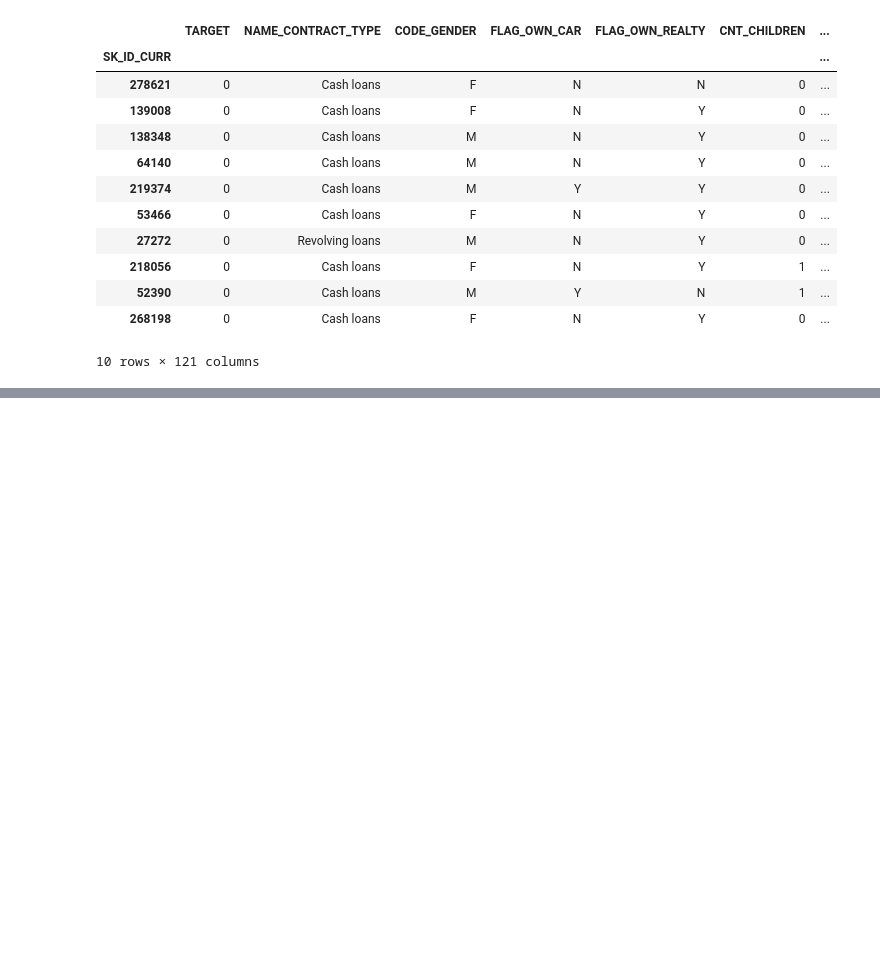
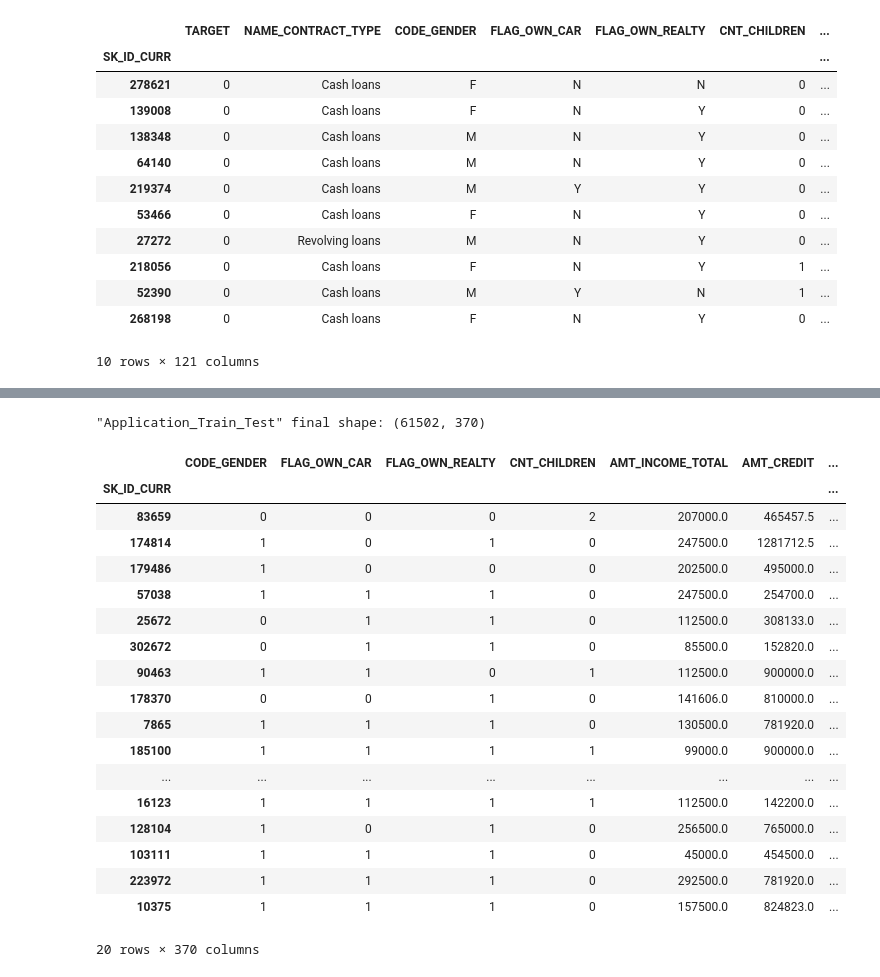
Before and after one commit to ngocngx/home-credit-default-risk, a Jupyter notebook: app_train.ipynb, the cells around one changed output, grey strips where cells are left out. Saved outputs shown, nothing was run; the diff lists cells and outputs as text; code cells hidden in the pictures; blank space fills up the shorter version.

```diff
--- a/app_train.ipynb
+++ b/app_train.ipynb
@@ -144,0 +163,9 @@ app_train.head(10)
+# %%
+# idenitfy col with missing values
+missing_value_cols = app_train.columns[app_train.isnull().sum() > 0].tolist()
+
+indicator = MissingIndicator()
+mask_missing_values_only = indicator.fit_transform(app_train[missing_value_cols])
+new_cols = [c+'_missing_flag' for c in missing_value_cols]
+mask_missing_values_only = pd.DataFrame(mask_missing_values_only, columns=new_cols, index=app_train.index)
+mask_missing_values_only.shape
@@ -168,0 +299,5 @@ app_train_clean.head(20)
+# %%
+app_test = pd.read_csv('raw-data/dseb63_application_test.csv')
+app_test.drop(['Unnamed: 0'], axis=1, inplace=True)
+app_test.set_index('SK_ID_CURR', inplace=True)
+app_test.head(10)
@@ -168,0 +318,18 @@ app_train_clean.head(20)
+# %%
+# Update missing_value_cols to include only those columns that have missing values
+new_no_missing_values_cols = []
+
+for col in missing_value_cols:
+    if app_test[col].isnull().sum() == 0:
+        missing_value_cols.remove(col)
+        new_no_missing_values_cols.append(col)
+
+new_cols = [c+'_missing_flag' for c in missing_value_cols]
+mask_missing_values_only = indicator.fit_transform(app_test[missing_value_cols])
+mask_missing_values_only = pd.DataFrame(mask_missing_values_only, columns=new_cols, index=app_test.index)
+
+# add no missing value cols to the df with all False values
+for col in new_no_missing_values_cols:
+    mask_missing_values_only[col+'_missing_flag'] = False
+
+mask_missing_values_only.shape
@@ -168,0 +338,3 @@ app_train_clean.head(20)
+# %%
+app_test = pd.merge(app_test, mask_missing_values_only, left_index=True, right_index=True)
+app_test.head(10)
@@ -169 +355,25 @@ app_train_clean.head(20)
+# %%
+app_test_clean = application(app_test)
+app_test_clean.head(20)
+# %% [output]
+"Application_Train_Test" final shape: (61502, 370)
+|  | CODE_GENDER | FLAG_OWN_CAR | FLAG_OWN_REALTY | CNT_CHILDREN | AMT_INCOME_TOTAL | AMT_CREDIT | ... |
+| SK_ID_CURR |  |  |  |  |  |  | ... |
+| 83659 | 0 | 0 | 0 | 2 | 207000.0 | 465457.5 | ... |
+| 174814 | 1 | 0 | 1 | 0 | 247500.0 | 1281712.5 | ... |
+| 179486 | 1 | 0 | 0 | 0 | 202500.0 | 495000.0 | ... |
+| 57038 | 1 | 1 | 1 | 0 | 247500.0 | 254700.0 | ... |
+| 25672 | 0 | 1 | 1 | 0 | 112500.0 | 308133.0 | ... |
+| 302672 | 0 | 1 | 1 | 0 | 85500.0 | 152820.0 | ... |
+| 90463 | 1 | 1 | 0 | 1 | 112500.0 | 900000.0 | ... |
+| 178370 | 0 | 0 | 1 | 0 | 141606.0 | 810000.0 | ... |
+| 7865 | 1 | 1 | 1 | 0 | 130500.0 | 781920.0 | ... |
+| 185100 | 1 | 1 | 1 | 1 | 99000.0 | 900000.0 | ... |
+| ... | ... | ... | ... | ... | ... | ... | ... |
+| 16123 | 1 | 1 | 1 | 1 | 112500.0 | 142200.0 | ... |
+| 128104 | 1 | 0 | 1 | 0 | 256500.0 | 765000.0 | ... |
+| 103111 | 1 | 1 | 1 | 0 | 45000.0 | 454500.0 | ... |
+| 223972 | 1 | 1 | 1 | 0 | 292500.0 | 781920.0 | ... |
+| 10375 | 1 | 1 | 1 | 0 | 157500.0 | 824823.0 | ... |
+20 rows × 370 columns
 # %%
```
Also changed, not shown: parts of 29 cells of this notebook, 3 other files.
